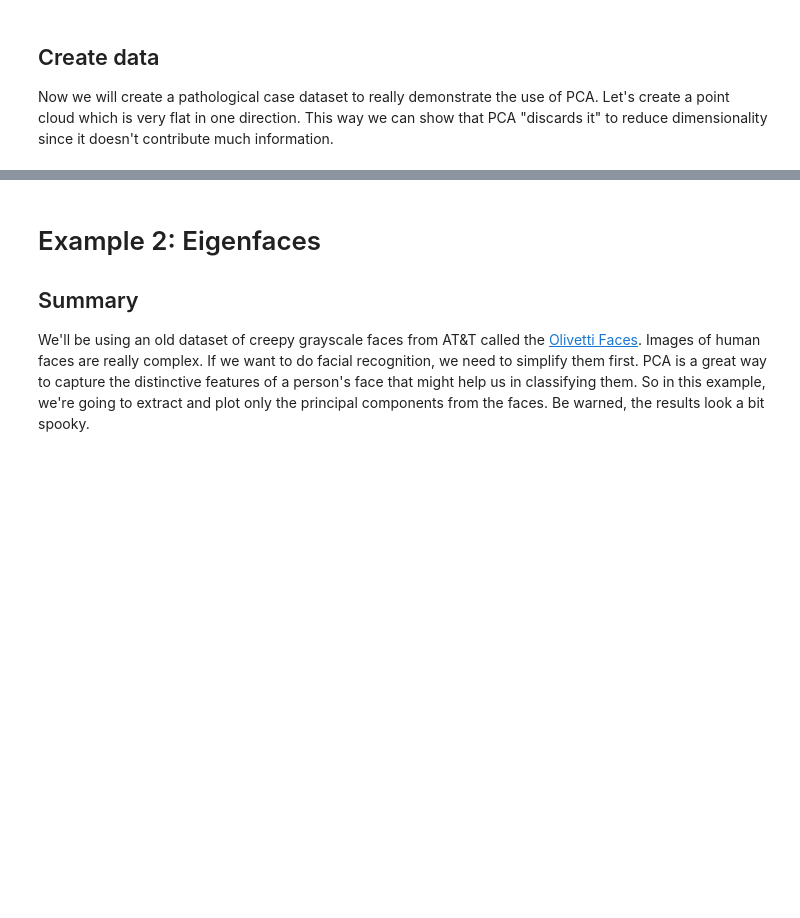
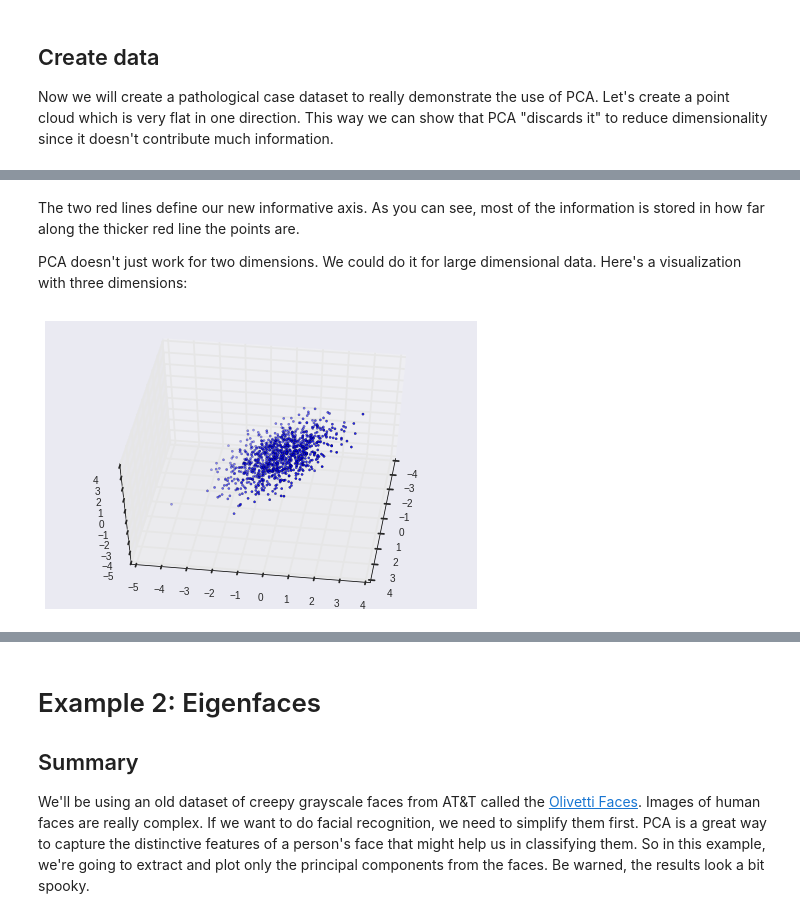
Before and after one commit to adicu/AccessibleML, a Jupyter notebook: 5. Dimensionality Reduction via Principal Components Analysis.ipynb, the cells around one changed output, grey strips where cells are left out. Saved outputs shown, nothing was run; the diff lists cells and outputs as text; code cells hidden in the pictures; blank space fills up the shorter version.

```diff
--- a/5. Dimensionality Reduction via Principal Components Analysis.ipynb
+++ b/5. Dimensionality Reduction via Principal Components Analysis.ipynb
@@ -133,0 +76,30 @@ plt.show()
+# %% [markdown]
+The two red lines define our new informative axis. As you can see, most of the information is stored in how far along the thicker red line the points are.
+
+PCA doesn't just work for two dimensions. We could do it for large dimensional data. Here's a visualization with three dimensions:
+# %%
+from ipywidgets import interact
+mean = np.zeros(3)
+cov = [[1, 0, 0],
+       [0, 1, 0.9],
+       [0, 0.9, 1]]
+
+data = np.random.multivariate_normal(mean, cov, 1000)
+xs = data[:, 0]
+ys = data[:, 1]
+zs = data[:, 2]
+
+figure1 = plt.figure()
+ax1 = Axes3D(figure1)
+ax1.scatter(xs, ys, zs, marker='.')
+plt.close(figure1)  # prevent double-display with interact
+
+# You must be running the Jupyter notebook for interactions to work.
+# It will just be a static image when viewed on GitHub or Nbviewer
+
+@interact(elev=(0, 180), azim=(0, 180))
+def plot_point_cloud(elev, azim):
+    ax1.view_init(elev=elev, azim=azim)
+    return figure1
+# %% [output]
+[figure, added]
```
Also changed, not shown: parts of 11 cells of this notebook, 1 other file.
